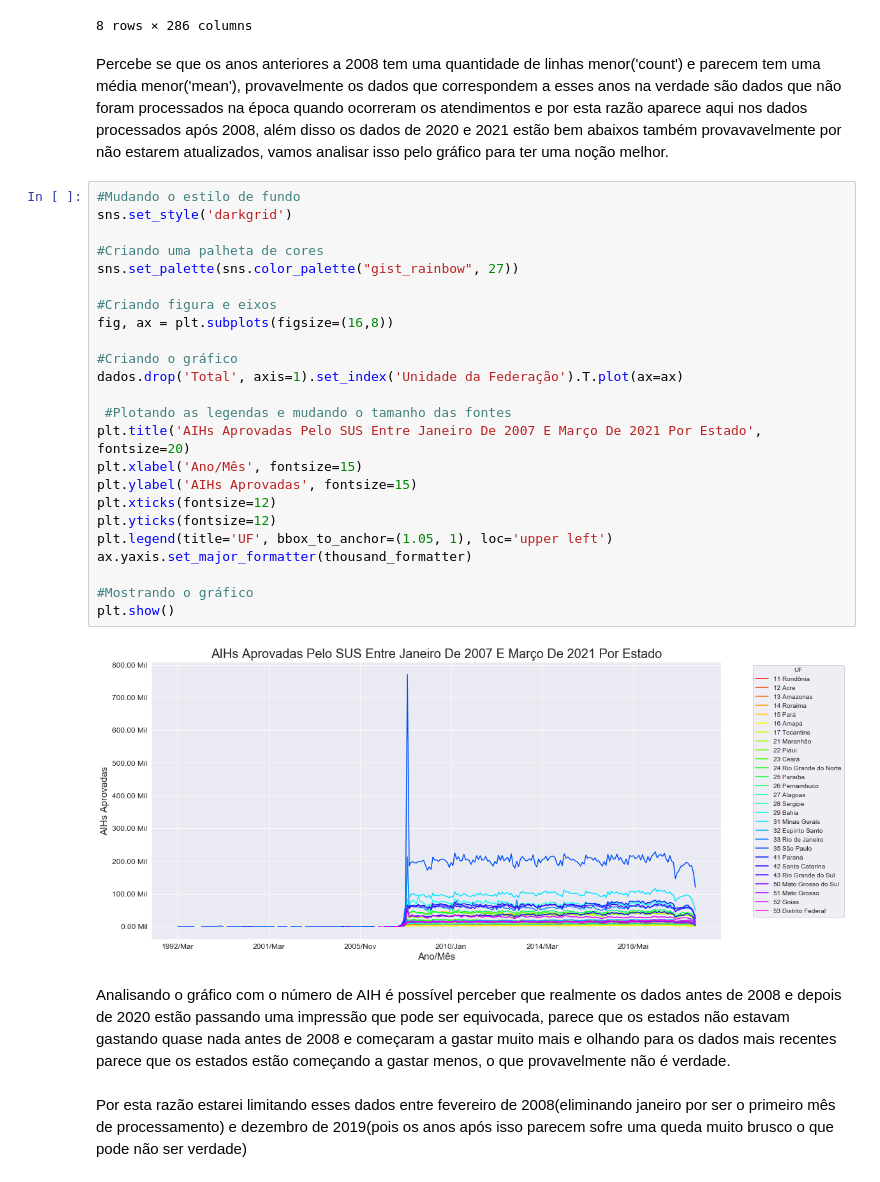
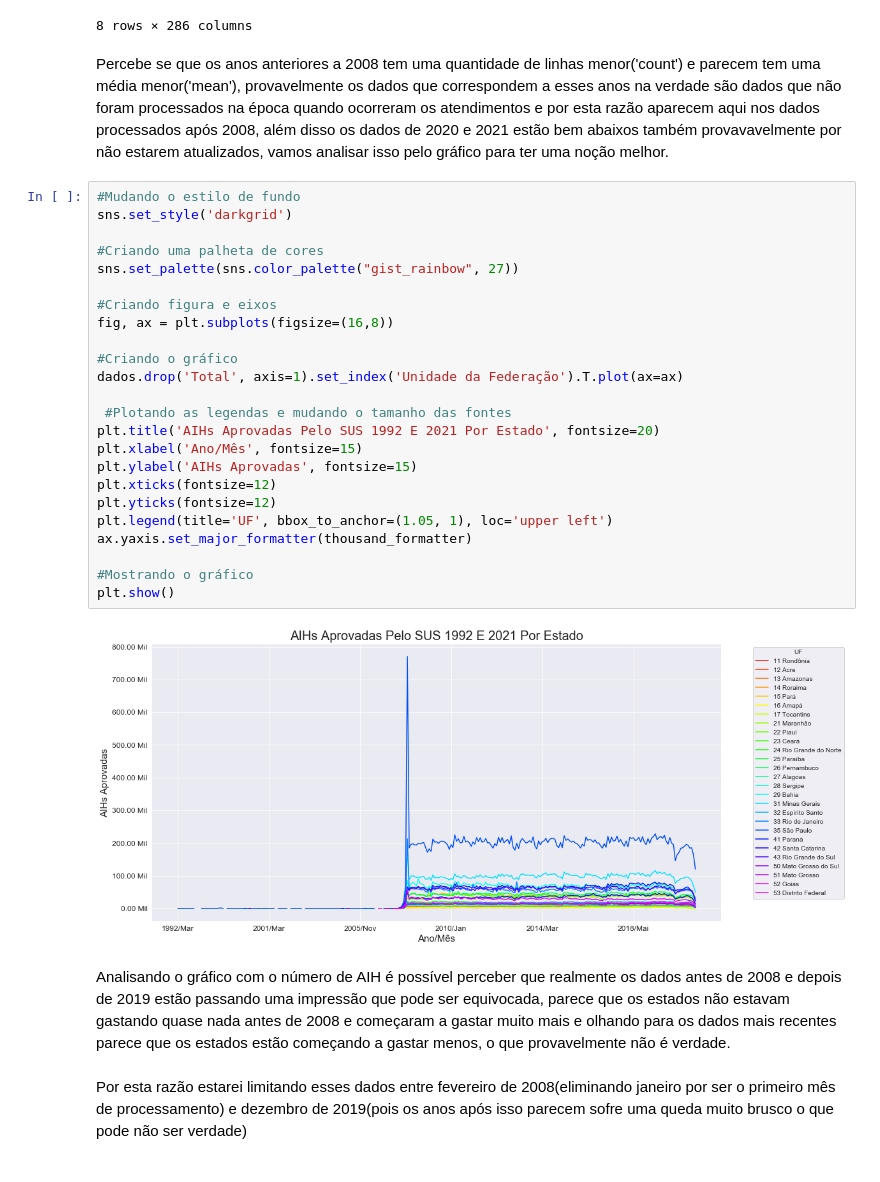
Before and after one commit to PedroHCAlmeida/Projeto_final_M1_bootcamp_alura, a Jupyter notebook: notebooks/limpeza_AIH.ipynb, the cells around one changed output. Drawn from its saved outputs; the diff is of its cells as text.

```diff
--- a/notebooks/limpeza_AIH.ipynb
+++ b/notebooks/limpeza_AIH.ipynb
@@ -58,35 +58,35 @@ dados.describe()
 | max | 42.0 | 13.0 | 16.0 | 32.0 | 40.0 | 20.0 | 20.0 | 16.0 | 24.0 | 20.0 | ... |
 8 rows × 286 columns
 # %% [markdown]
-Percebe se que os anos anteriores a 2008 tem uma quantidade de linhas menor('count') e parecem tem uma média menor('mean'), provavelmente os dados que correspondem a esses anos na verdade são dados que não foram processados na época quando ocorreram os atendimentos e por esta razão aparece aqui nos dados processados após 2008, além disso os dados de 2020 e 2021 estão bem abaixos também provavavelmente por não estarem atualizados, vamos analisar isso pelo gráfico para ter uma noção melhor.
+Percebe se que os anos anteriores a 2008 tem uma quantidade de linhas menor('count') e parecem tem uma média menor('mean'), provavelmente os dados que correspondem a esses anos na verdade são dados que não foram processados na época quando ocorreram os atendimentos e por esta razão aparecem aqui nos dados processados após 2008, além disso os dados de 2020 e 2021 estão bem abaixos também provavavelmente por não estarem atualizados, vamos analisar isso pelo gráfico para ter uma noção melhor.
 # %%
 #Mudando o estilo de fundo
 sns.set_style('darkgrid')
 
 #Criando uma palheta de cores
 sns.set_palette(sns.color_palette("gist_rainbow", 27))
 
 #Criando figura e eixos
 fig, ax = plt.subplots(figsize=(16,8))
 
 #Criando o gráfico
 dados.drop('Total', axis=1).set_index('Unidade da Federação').T.plot(ax=ax)
 
  #Plotando as legendas e mudando o tamanho das fontes
-plt.title('AIHs Aprovadas Pelo SUS Entre Janeiro De 2007 E Março De 2021 Por Estado', fontsize=20)
+plt.title('AIHs Aprovadas Pelo SUS 1992 E 2021 Por Estado', fontsize=20)
 plt.xlabel('Ano/Mês', fontsize=15)
 plt.ylabel('AIHs Aprovadas', fontsize=15)
 plt.xticks(fontsize=12)
 plt.yticks(fontsize=12)
 plt.legend(title='UF', bbox_to_anchor=(1.05, 1), loc='upper left')
 ax.yaxis.set_major_formatter(thousand_formatter)
 
 #Mostrando o gráfico
 plt.show()
 # %% [output]
-[figure, old version]
+[figure, new version]
 # %% [markdown]
-Analisando o gráfico com o número de AIH é possível perceber que realmente os dados antes de 2008 e depois de 2020 estão passando uma impressão que pode ser equivocada, parece que os estados não estavam gastando quase nada antes de 2008 e começaram a gastar muito mais e olhando para os dados mais recentes parece que os estados estão começando a gastar menos, o que provavelmente não é verdade.
+Analisando o gráfico com o número de AIH é possível perceber que realmente os dados antes de 2008 e depois de 2019 estão passando uma impressão que pode ser equivocada, parece que os estados não estavam gastando quase nada antes de 2008 e começaram a gastar muito mais e olhando para os dados mais recentes parece que os estados estão começando a gastar menos, o que provavelmente não é verdade.
 # %% [markdown]
 Por esta razão estarei limitando esses dados entre fevereiro de 2008(eliminando janeiro por ser o primeiro mês de processamento) e dezembro de 2019(pois os anos após isso parecem sofre uma queda muito brusco o que pode não ser verdade)
 # %% [markdown]
```
Also changed, not shown: parts of 8 cells of this notebook, 7 other files.
